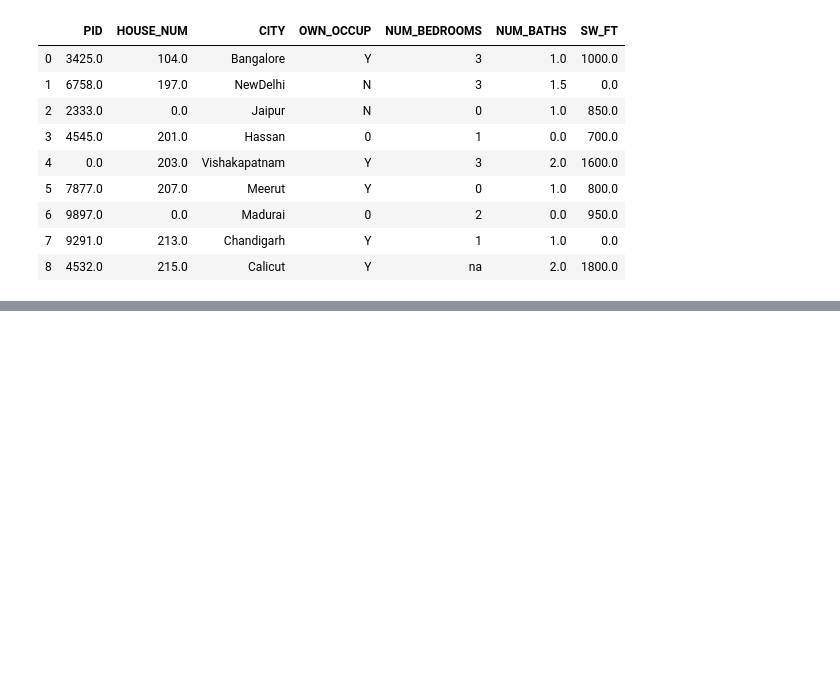
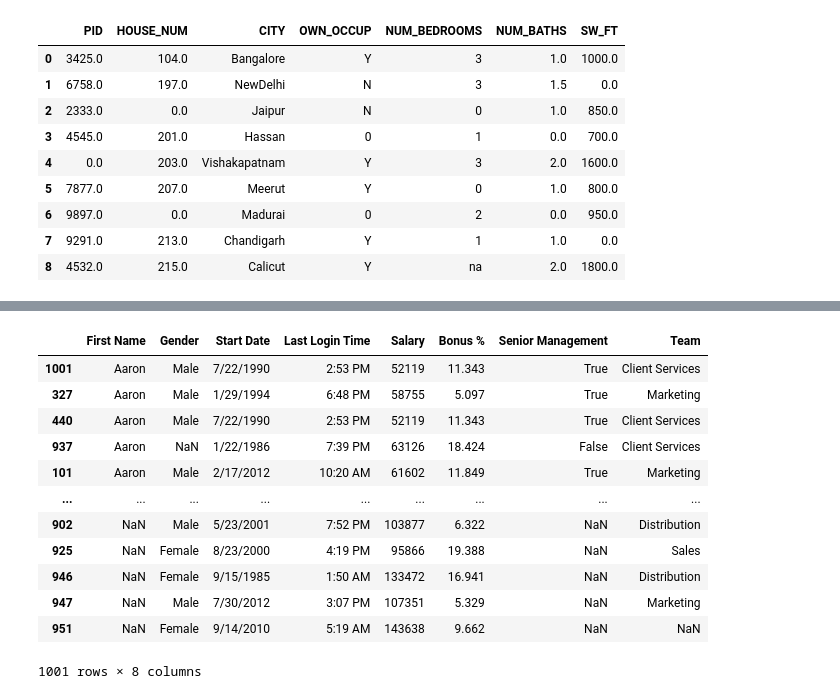
Before and after one commit to enuguru/DataScienceLevelTwo, a Jupyter notebook: data_cleaning/data_cleaning.ipynb, the cells around one changed output, grey strips where cells are left out. Drawn from its saved outputs; the diff is of its cells as text; code cells hidden in the pictures; blank space fills up the shorter version.

```diff
--- a/data_cleaning/data_cleaning.ipynb
+++ b/data_cleaning/data_cleaning.ipynb
@@ -193,7 +477,21 @@ length2=  len(data)
 # %%
 # sorting by first name
 data.sort_values("First Name", inplace=True)
-print(data)
+data
+# %% [output]
+|  | First Name | Gender | Start Date | Last Login Time | Salary | Bonus % | Senior Management | Team |
+| 1001 | Aaron | Male | 7/22/1990 | 2:53 PM | 52119 | 11.343 | True | Client Services |
+| 327 | Aaron | Male | 1/29/1994 | 6:48 PM | 58755 | 5.097 | True | Marketing |
+| 440 | Aaron | Male | 7/22/1990 | 2:53 PM | 52119 | 11.343 | True | Client Services |
+| 937 | Aaron | NaN | 1/22/1986 | 7:39 PM | 63126 | 18.424 | False | Client Services |
+| 101 | Aaron | Male | 2/17/2012 | 10:20 AM | 61602 | 11.849 | True | Marketing |
+| ... | ... | ... | ... | ... | ... | ... | ... | ... |
+| 902 | NaN | Male | 5/23/2001 | 7:52 PM | 103877 | 6.322 | NaN | Distribution |
+| 925 | NaN | Female | 8/23/2000 | 4:19 PM | 95866 | 19.388 | NaN | Sales |
+| 946 | NaN | Female | 9/15/1985 | 1:50 AM | 133472 | 16.941 | NaN | Distribution |
+| 947 | NaN | Male | 7/30/2012 | 3:07 PM | 107351 | 5.329 | NaN | Marketing |
+| 951 | NaN | Female | 9/14/2010 | 5:19 AM | 143638 | 9.662 | NaN | NaN |
+1001 rows × 8 columns
 # %%
 # dropping duplicate values
 data.drop_duplicates(keep=False,inplace=True)
```
Also changed, not shown: parts of 40 cells of this notebook, 16 other files.
